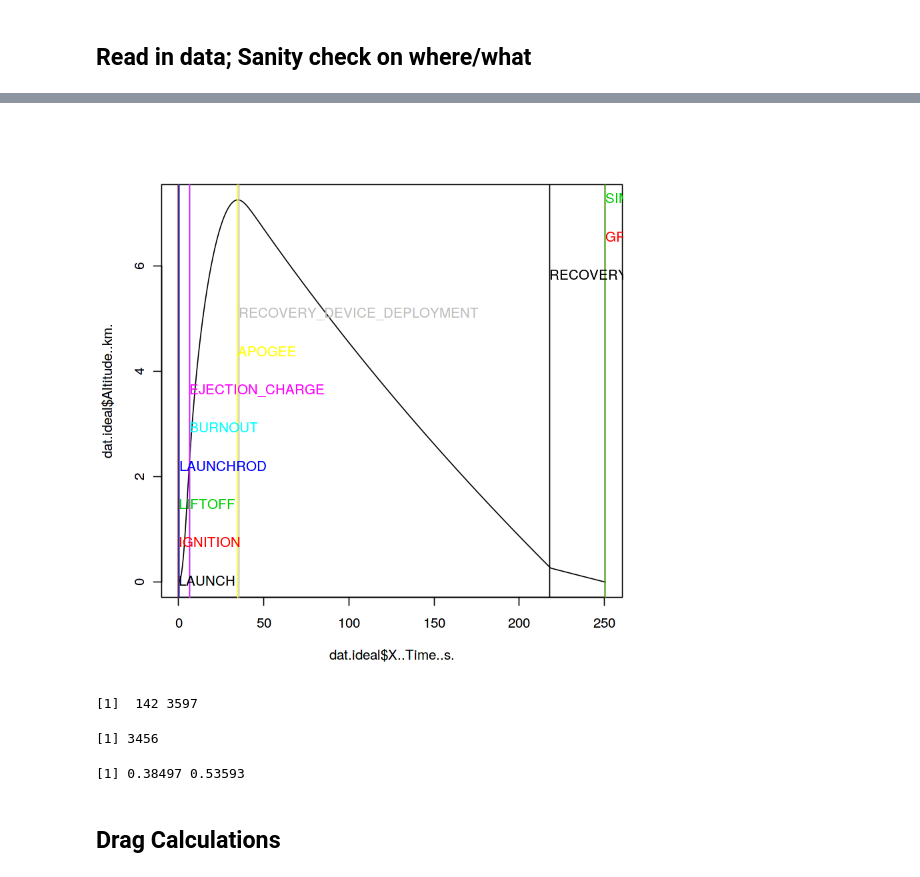
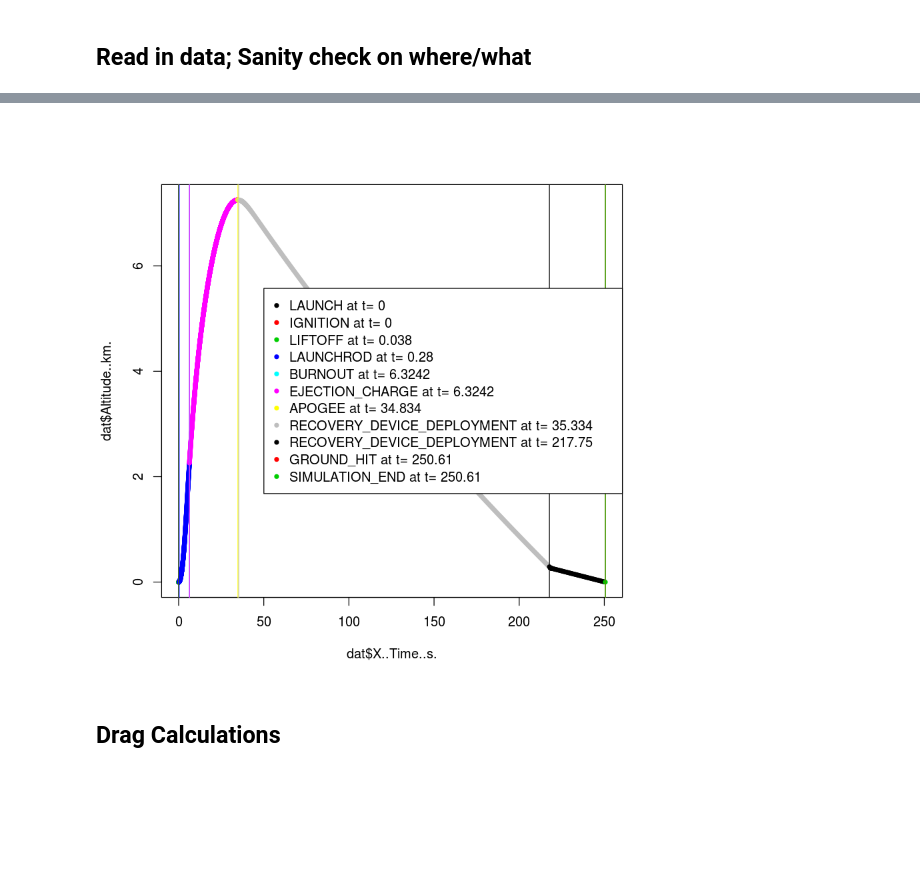
Before and after one commit to psas/lv3.0-airframe, a Jupyter notebook: sim/recoveryAnalysis.ipynb, the cells around one changed output, grey strips where cells are left out. Saved outputs shown, nothing was run; the diff lists cells and outputs as text; code cells hidden in the pictures; blank space fills up the shorter version.

Commit message:
redoing previous work on parsing OpenRocket output
Also remembering which functions are most useful in R, lol.

```diff
--- a/sim/recoveryAnalysis.ipynb
+++ b/sim/recoveryAnalysis.ipynb
@@ -24,0 +7,15 @@ head(dat.ideal)
+# %%
+getwd()
+openRocketCSV <- "simData/LV3_L13_ideal_2017-5-30-1804.csv"
+dat <- read.csv(openRocketCSV, skip=6)
+datNames <- names(dat)
+dat <- read.table(openRocketCSV, header= F, sep=',')
+names(dat) <- datNames
+head(dat)
+
+# Print out the event lines from the CSV:
+# system('grep \'occur\' simData/LV3_L13_ideal_2017-5-30-1804.csv', intern = TRUE)
+events <- as.numeric(system('grep \'occur\' simData/LV3_L13_ideal_2017-5-30-1804.csv | grep -o \'[0-9]\\+\\.*[0-9]*\'', intern = TRUE))
+events.names <- system('grep \'occur\' simData/LV3_L13_ideal_2017-5-30-1804.csv | grep -o \'[[:upper:]_]\\{2,\\}\'', intern = TRUE)
+names(events) <- events.names
+events
@@ -45,28 +50,28 @@ RECOVERY_DEVICE_DEPLOYMENT                 GROUND_HIT
 # %%
-plot(dat.ideal$X..Time..s., dat.ideal$Altitude..km., type='l')
+dat$colors <- sapply(dat$X..Time..s., function(t) sum(t>=events))
+# layout(mat = matrix(c(1,2), nrow = 1))
+plot(dat$X..Time..s., dat$Altitude..km., col=dat$colors, pch=20)
 abline(v=events, col=1:length(events))
-text(
-    labels=names(events),
-    x=events,
-    y=seq(from=0, to=max(dat.ideal$Alt), length.out=length(events)),
+# text(
+#     labels=names(events),
+#     x=events,
+#     y=seq(from=0, to=max(dat$Alt), length.out=length(events)),
+#     col=1:length(events),
+#     pos=4, srt=0, offset=-0.0
+# )
+legend(
+    'right',
+    legend=paste(names(events), 'at t=', events),
     col=1:length(events),
-    pos=4, srt=0, offset=-0.0
+    pch=20
 )
 # %% [output]
-[figure, old version]
+[figure, new version]
 # %%
 ind <- which(
-    dat.ideal$X..Time..s. > events['LAUNCHROD']
-    & dat.ideal$X..Time..s. < events['APOGEE']
+    dat$X..Time..s. > events['LAUNCHROD']
+    & dat$X..Time..s. < events['APOGEE'] +2
 )
-range(ind)
-length(ind)
+launchlim <- range(dat$X..Time..s.[ind])
-# %% [output]
-[1]  142 3597
-[1] 3456
-# %%
-range(na.omit(dat.ideal$Drag.coefficient....))
-# %% [output]
-[1] 0.38497 0.53593
 # %% [markdown]
 ## Drag Calculations
```
Also changed, not shown: parts of 11 cells of this notebook, 3 other files.
